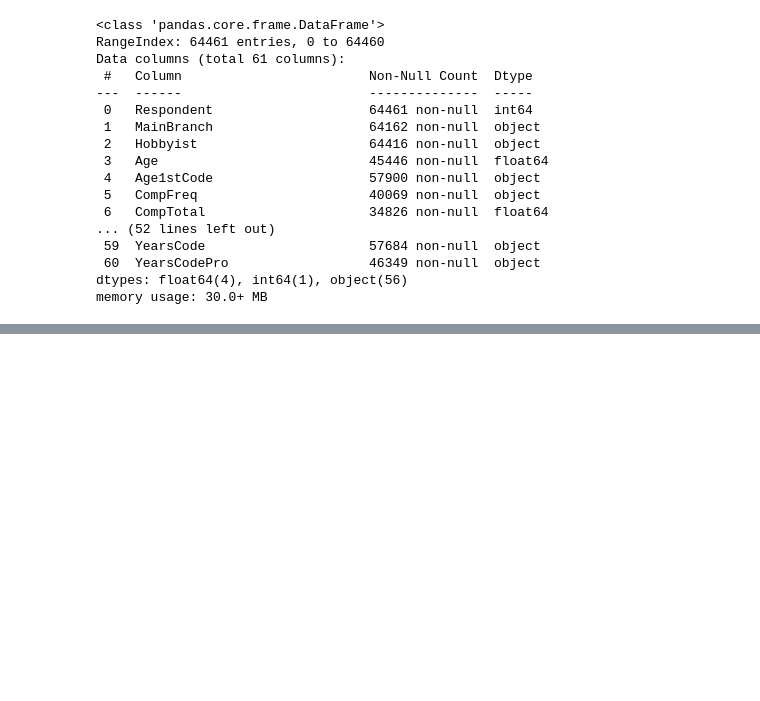
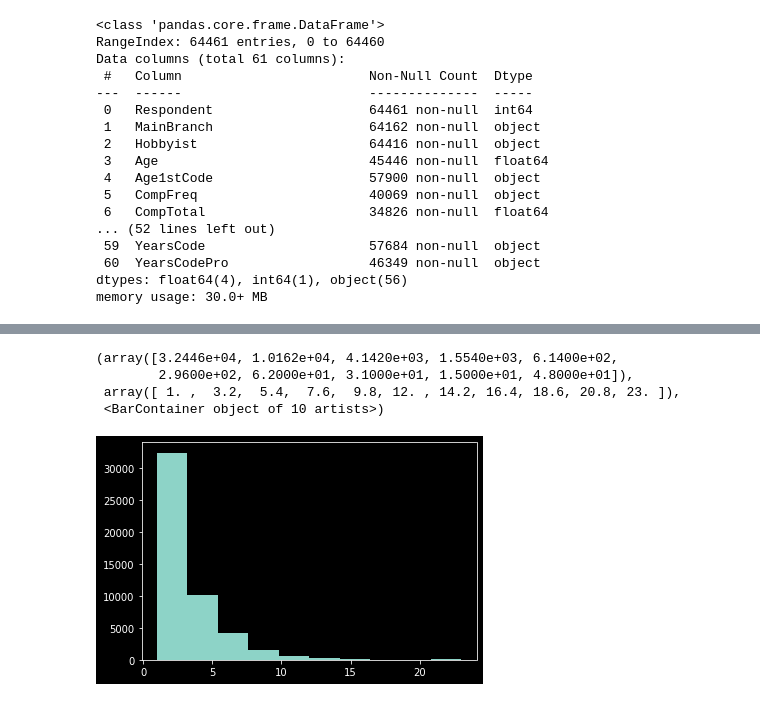
Before and after one commit to YousefAmerAwad/CareerTech-Mapper, a Jupyter notebook: exploration.ipynb, the cells around one changed output, grey strips where cells are left out. Saved outputs shown, nothing was run; the diff lists cells and outputs as text; code cells hidden in the pictures; blank space fills up the shorter version.

```diff
--- a/exploration.ipynb
+++ b/exploration.ipynb
@@ -128,0 +221,9 @@ We removed columns related to:
+# %%
+# Handle missing values in DevType
+
+# separate rows with missing DevType (for future use)
+df_no_devtype = df_core[df_core['DevType'].isnull()].copy()
+
+# keep only rows with valid DevType (main dataset)
+df_core = df_core[df_core['DevType'].notnull()].copy()
+df_core
@@ -128,0 +244,3 @@ We removed columns related to:
+# %%
+# split DevType into multiple roles using ';' separator
+df_core['DevType'] = df_core['DevType'].str.split(';')
@@ -128,0 +263,7 @@ We removed columns related to:
+# %%
+# remove "Developer, " from each career
+df_core['DevType'] = df_core['DevType'].apply(
+    lambda careers: [career.replace('Developer, ', '').strip() for career in careers]
+)
+
+df_core
@@ -128,0 +305,11 @@ We removed columns related to:
+# %%
+# count the number of careers (DevTypes) in each row
+df_core['Career_nums'] = df_core['DevType'].apply(len)
+# %%
+plt.hist(df_core['Career_nums'],bins=10)
+# %% [output]
+(array([3.2446e+04, 1.0162e+04, 4.1420e+03, 1.5540e+03, 6.1400e+02,
+        2.9600e+02, 6.2000e+01, 3.1000e+01, 1.5000e+01, 4.8000e+01]),
+ array([ 1. ,  3.2,  5.4,  7.6,  9.8, 12. , 14.2, 16.4, 18.6, 20.8, 23. ]),
+ <BarContainer object of 10 artists>)
+[figure, added]
```
Also changed, not shown: parts of 24 cells of this notebook.
